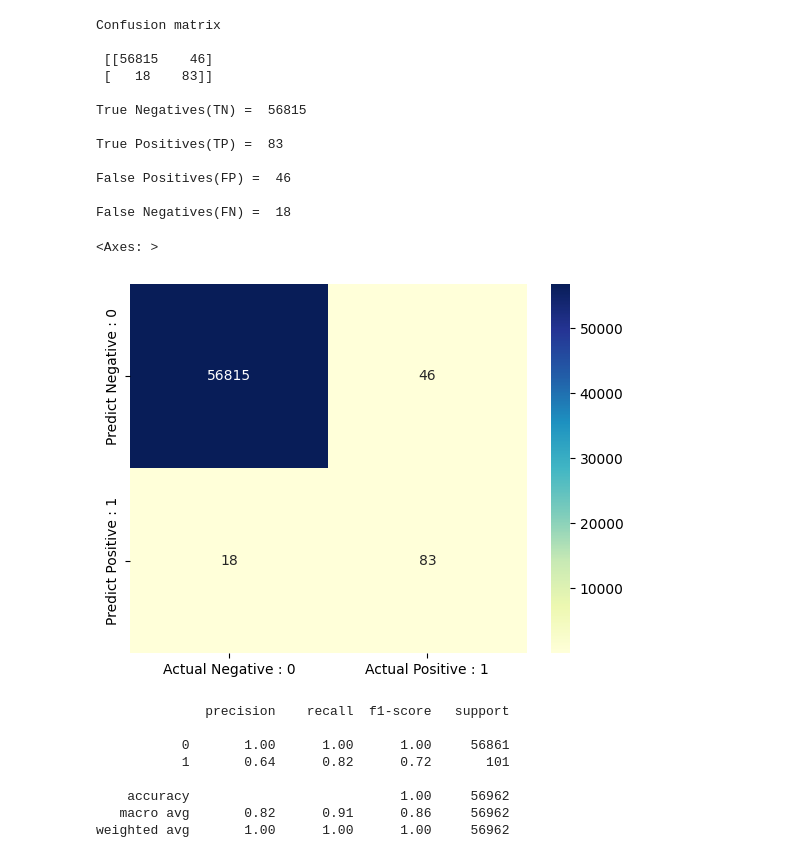
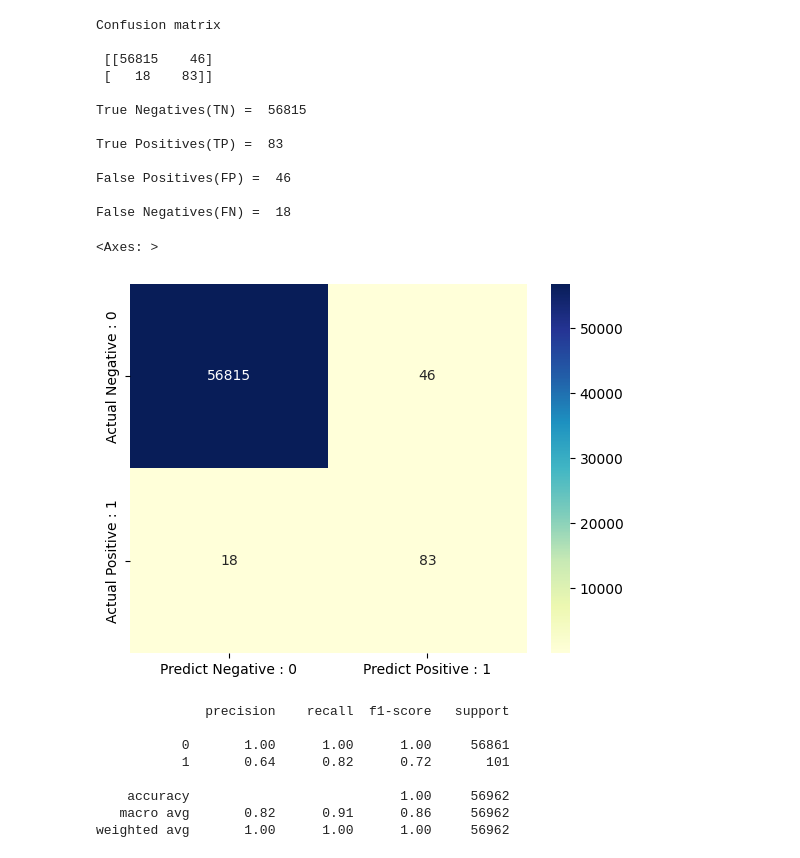
Before and after one commit to KilluJ/nlp-projects, a Jupyter notebook: [fraud detection] logistic reg.ipynb, the cells around one changed output. Saved outputs shown, nothing was run; the diff lists cells and outputs as text; code cells hidden in the pictures.

```diff
--- a/[fraud detection] logistic reg.ipynb
+++ b/[fraud detection] logistic reg.ipynb
@@ -117,16 +117,16 @@ False Negatives(FN) =  18
 # %%
 # visualize confusion matrix with seaborn heatmap
 import numpy as np # linear algebra
 import matplotlib.pyplot as plt # data visualization
 import seaborn as sns # statistical data visualization
 %matplotlib inline
-cm_matrix = pd.DataFrame(data=cm, columns=['Actual Negative : 0', 'Actual Positive : 1'],
-                                 index=['Predict Negative : 0', 'Predict Positive : 1'])
+cm_matrix = pd.DataFrame(data=cm, index=['Actual Negative : 0', 'Actual Positive : 1'],
+                                 columns=['Predict Negative : 0', 'Predict Positive : 1'])
 
 sns.heatmap(cm_matrix, annot=True, fmt='d', cmap='YlGnBu')
 # %% [output]
 <Axes: >
-[figure, old version]
+[figure, new version]
 # %%
 from sklearn.metrics import classification_report
 
```
